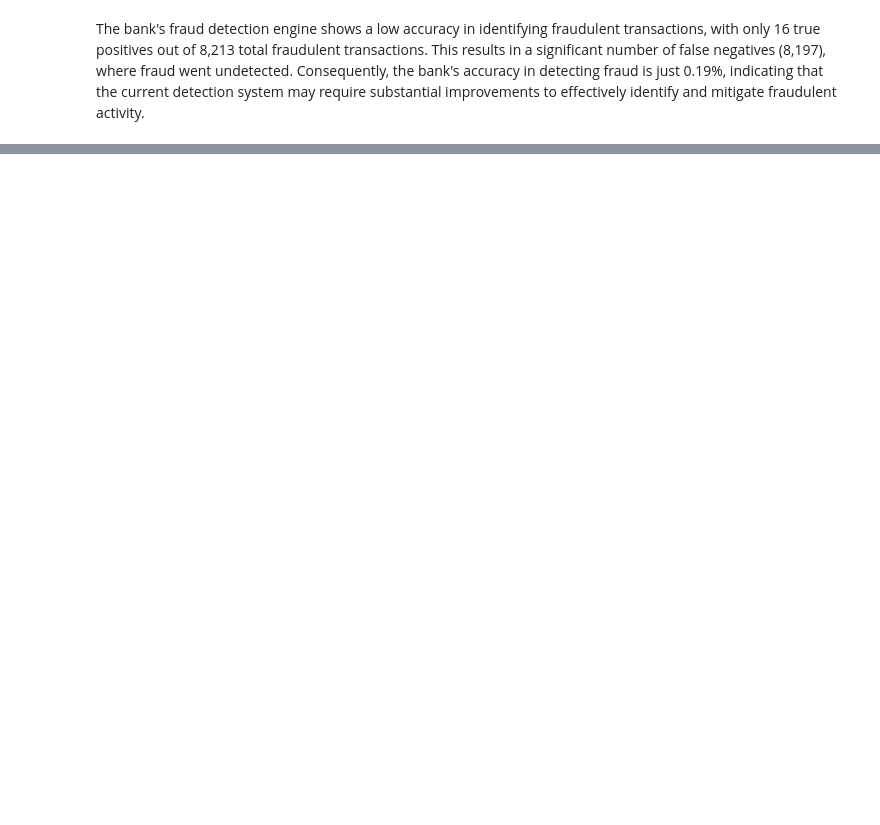
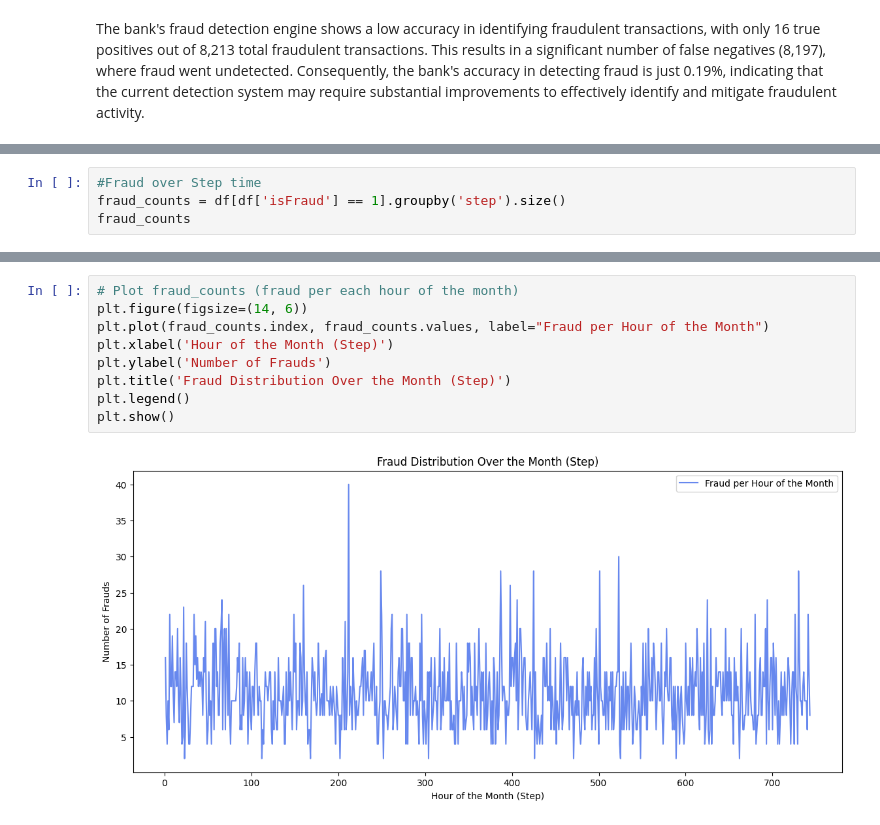
Before and after one commit to viktoruebelhart/analyzing-financial-fraud, a Jupyter notebook: analyzing_financial_fraud.ipynb, the cells around one changed output, grey strips where cells are left out. Cells and saved outputs as stored; diff of their text form; blank space fills up the shorter version.

```diff
--- a/analyzing_financial_fraud.ipynb
+++ b/analyzing_financial_fraud.ipynb
@@ -221,0 +224,4 @@ The bank's fraud detection engine shows a low accuracy in identifying fraudulent
+# %%
+#Fraud over Step time
+fraud_counts = df[df['isFraud'] == 1].groupby('step').size()
+fraud_counts
@@ -221,0 +244,11 @@ The bank's fraud detection engine shows a low accuracy in identifying fraudulent
+# %%
+# Plot fraud_counts (fraud per each hour of the month)
+plt.figure(figsize=(14, 6))
+plt.plot(fraud_counts.index, fraud_counts.values, label="Fraud per Hour of the Month")
+plt.xlabel('Hour of the Month (Step)')
+plt.ylabel('Number of Frauds')
+plt.title('Fraud Distribution Over the Month (Step)')
+plt.legend()
+plt.show()
+# %% [output]
+[figure, added]
```
Also changed, not shown: parts of 8 cells of this notebook.
